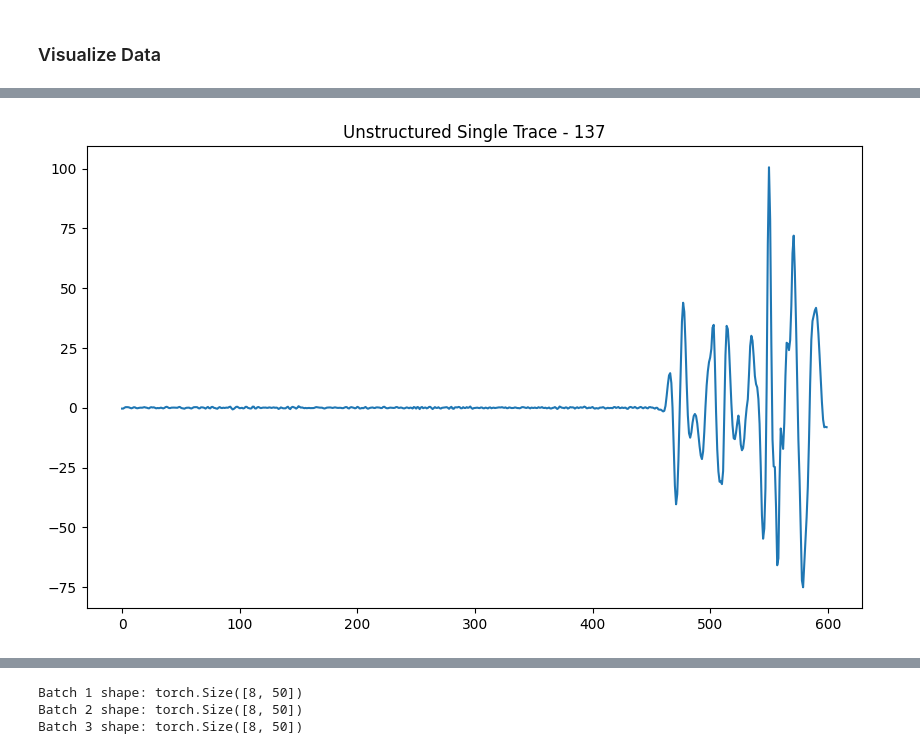
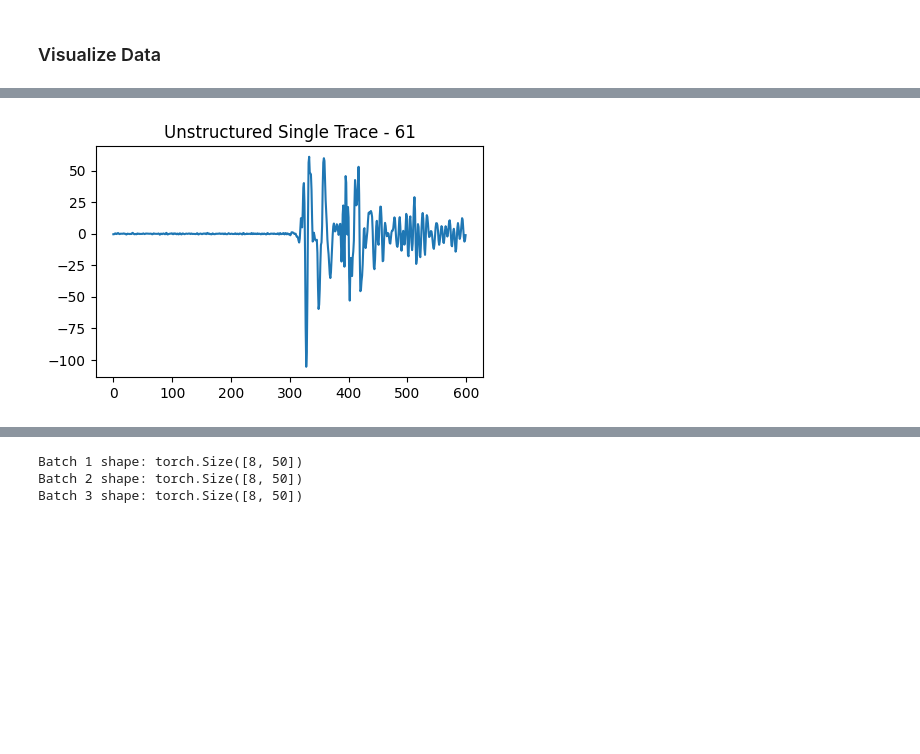
Before and after one commit to makamoa/alphasei, a Jupyter notebook: src/dataset/datasetExample.ipynb, the cells around one changed output, grey strips where cells are left out. Saved outputs shown, nothing was run; the diff lists cells and outputs as text; code cells hidden in the pictures; blank space fills up the shorter version.

```diff
--- a/src/dataset/datasetExample.ipynb
+++ b/src/dataset/datasetExample.ipynb
@@ -44,16 +59,16 @@ Cube dataset length: 3
 segy_dir_2 = 'dummy_seismic_cubes/unstruc'
 
 # Test different modes
-dataset_traces_unstruc = SeismicDataset(segy_dir_2, False, mode='traces')
+dataset_traces_unstruc = SegyDataset(segy_dir_2, False, mode='traces')
 print(f"Traces dataset length: {len(dataset_traces)}")
 print ("============")
 
 try :
-    dataset_inline_unstruc = SeismicDataset(segy_dir_2, False, mode='inline')
-    print(f"Inline dataset length: {len(dataset_inline)}")
+    dataset_iline_unstruc = SegyDataset(segy_dir_2, False, mode='iline')
+    print(f"iline dataset length: {len(dataset_iline)}")
     print ("============")
 except:
-    print ("No inline data in unstructured mode")
+    print ("No iline data in unstructured mode")
     print ("============")
 # %% [output]
 Traces dataset length: 74
@@ -80,9 +95,9 @@ plt.show()
 # %%
 idx = random.randint(0, len(dataset_traces_unstruc)-1)
-plt.figure(figsize=(10, 6))
+plt.figure(figsize=(5, 3))
 plt.plot(dataset_traces_unstruc[idx])
 plt.title('Unstructured Single Trace - {}'.format(idx))
 plt.show()
 # %% [output]
-[figure, old version]
+[figure, new version]
 # %%
```
Also changed, not shown: parts of 38 cells of this notebook, 2 other files.
